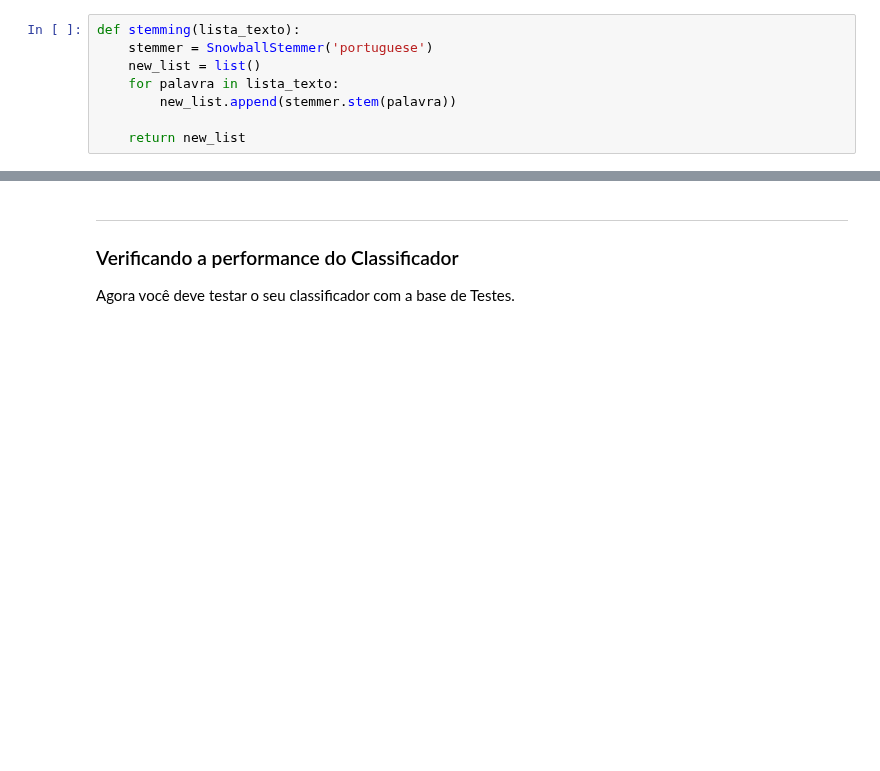
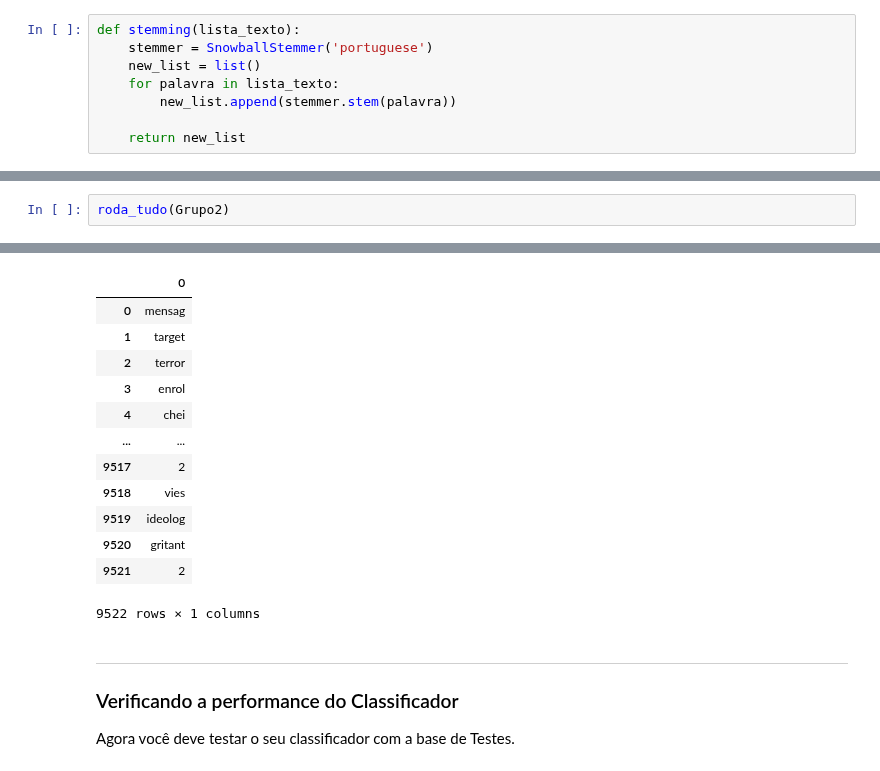
Before and after one commit to EnzoSilva14/Amazon_Review_Classifier, a Jupyter notebook: Projeto1 Template.ipynb, the cells around one changed output, grey strips where cells are left out. Saved outputs shown, nothing was run; the diff lists cells and outputs as text; blank space fills up the shorter version.

```diff
--- a/Projeto1 Template.ipynb
+++ b/Projeto1 Template.ipynb
@@ -129,0 +178,3 @@ series_texto = pd.Series(new_list)
+# %%
+roda_tudo(Grupo2)
+# %% [output]
@@ -130,3 +184,16 @@ series_texto = pd.Series(new_list)
+|  | 0 |
+| 0 | mensag |
+| 1 | target |
+| 2 | terror |
+| 3 | enrol |
+| 4 | chei |
+| ... | ... |
+| 9517 | 2 |
+| 9518 | vies |
+| 9519 | ideolog |
+| 9520 | gritant |
+| 9521 | 2 |
+9522 rows × 1 columns
 # %% [markdown]
 ___
 ### Verificando a performance do Classificador
```
Also changed, not shown: parts of 11 cells of this notebook.
